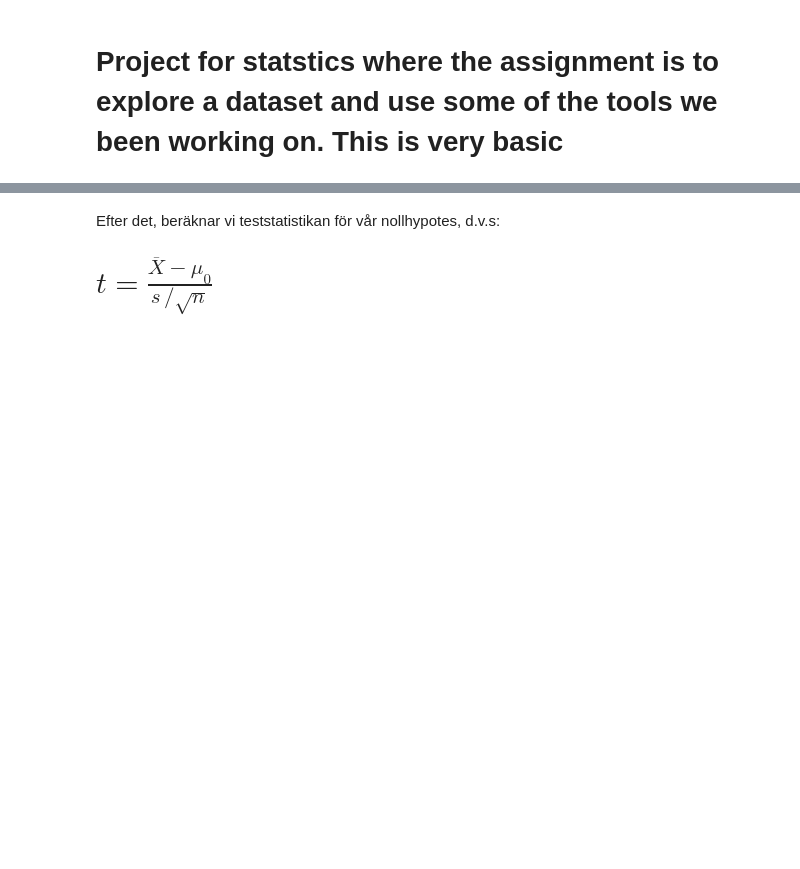
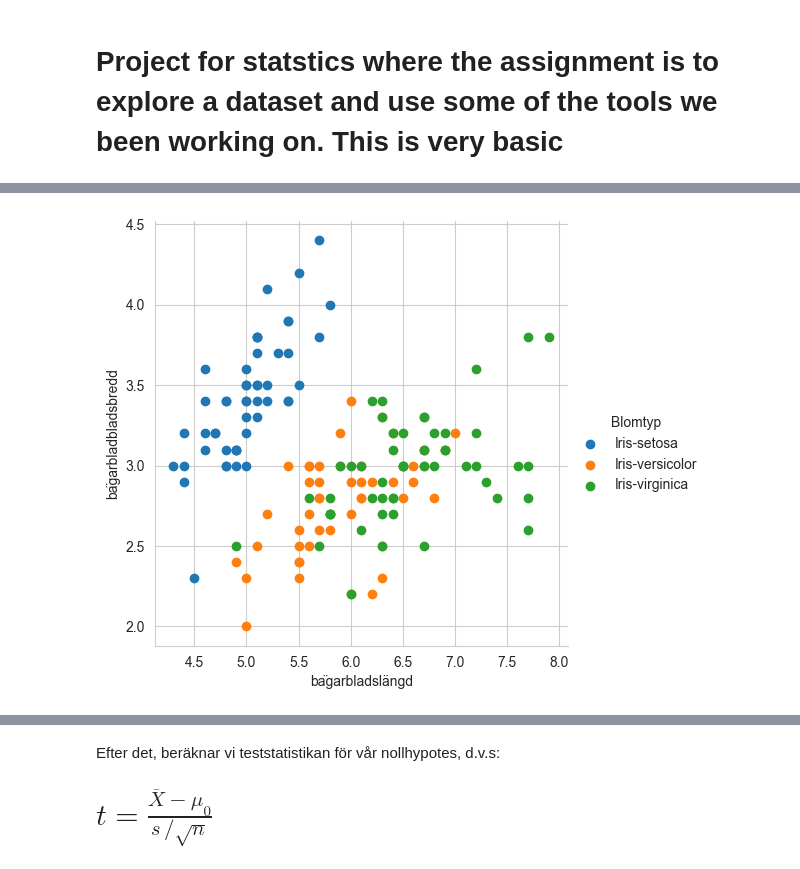
Before and after one commit to JoelOscarsson/Statistics, a Jupyter notebook: Projekt.ipynb, the cells around one changed output, grey strips where cells are left out. Saved outputs shown, nothing was run; the diff lists cells and outputs as text; code cells hidden in the pictures; blank space fills up the shorter version.

```diff
--- a/Projekt.ipynb
+++ b/Projekt.ipynb
@@ -42,0 +60,10 @@ df.std(numeric_only=True),
+# %%
+# Initialt visuell information om bredd/längd för bägarblad. Samt lite vilka blommor vi har.
+
+sns.set_style("whitegrid")
+sns.FacetGrid(df, hue="Blomtyp", height=5).map(
+    plt.scatter, "bägarbladslängd", "bägarbladsbredd"
+).add_legend()
+plt.show()
+# %% [output]
+[figure, added]
```
Also changed, not shown: parts of 29 cells of this notebook.
